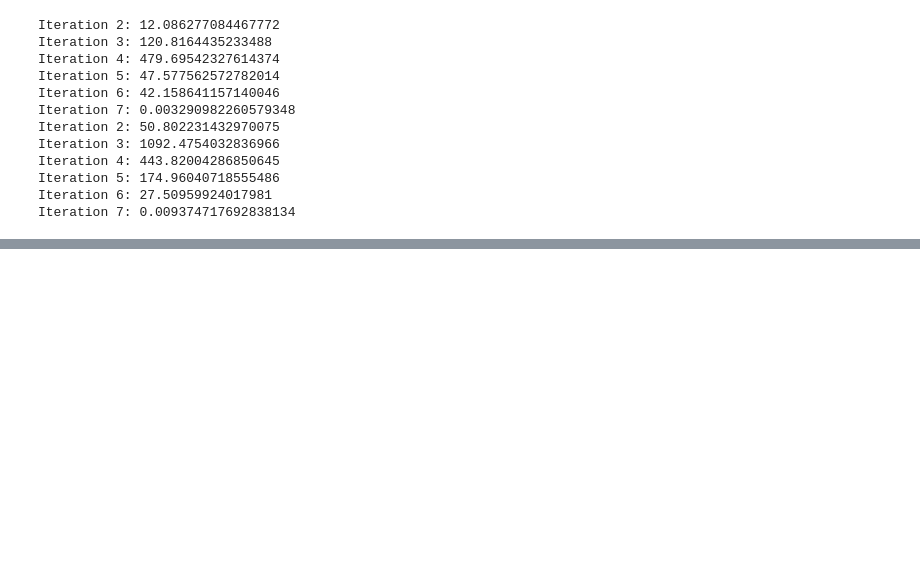
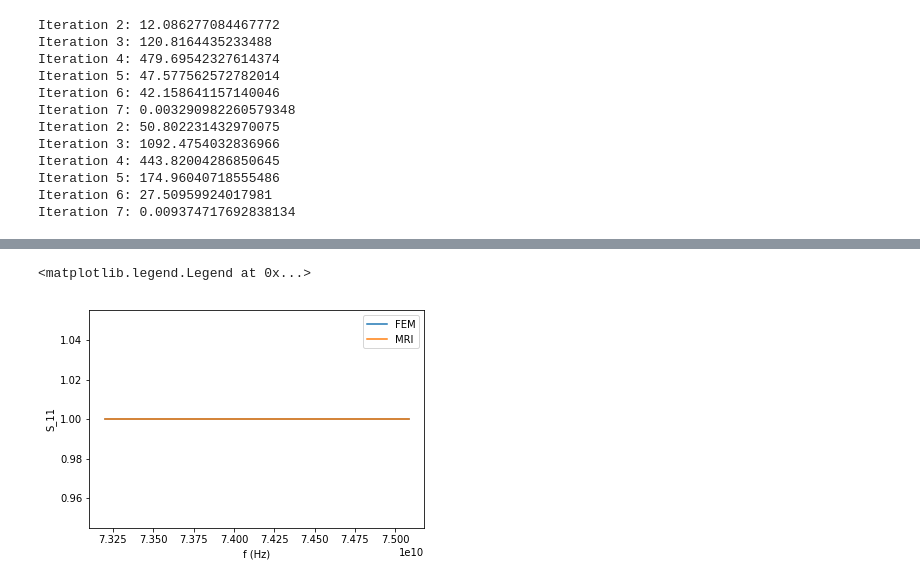
Before and after one commit to FMatti/Maxwell-MRI, a Jupyter notebook: examples/circular_waveguide_filter/circular_waveguide_filter.ipynb, the cells around one changed output, grey strips where cells are left out. Drawn from its saved outputs; the diff is of its cells as text; code cells hidden in the pictures; blank space fills up the shorter version.

```diff
--- a/examples/circular_waveguide_filter/circular_waveguide_filter.ipynb
+++ b/examples/circular_waveguide_filter/circular_waveguide_filter.ipynb
@@ -170,0 +155,9 @@ S11_MRI, S21_MRI, S12_MRI, S22_MRI = get_scattering_coefficients(S_MRI)
+# %%
+plt.plot(freq[::2], S11_FEM, label='FEM')
+plt.plot(freq[::2], S11_MRI, label='MRI')
+plt.ylabel('S_11')
+plt.xlabel('f (Hz)')
+plt.legend()
+# %% [output]
+<matplotlib.legend.Legend at 0x...>
+[figure, added]
```
Also changed, not shown: parts of 5 cells of this notebook, 4 other files.
